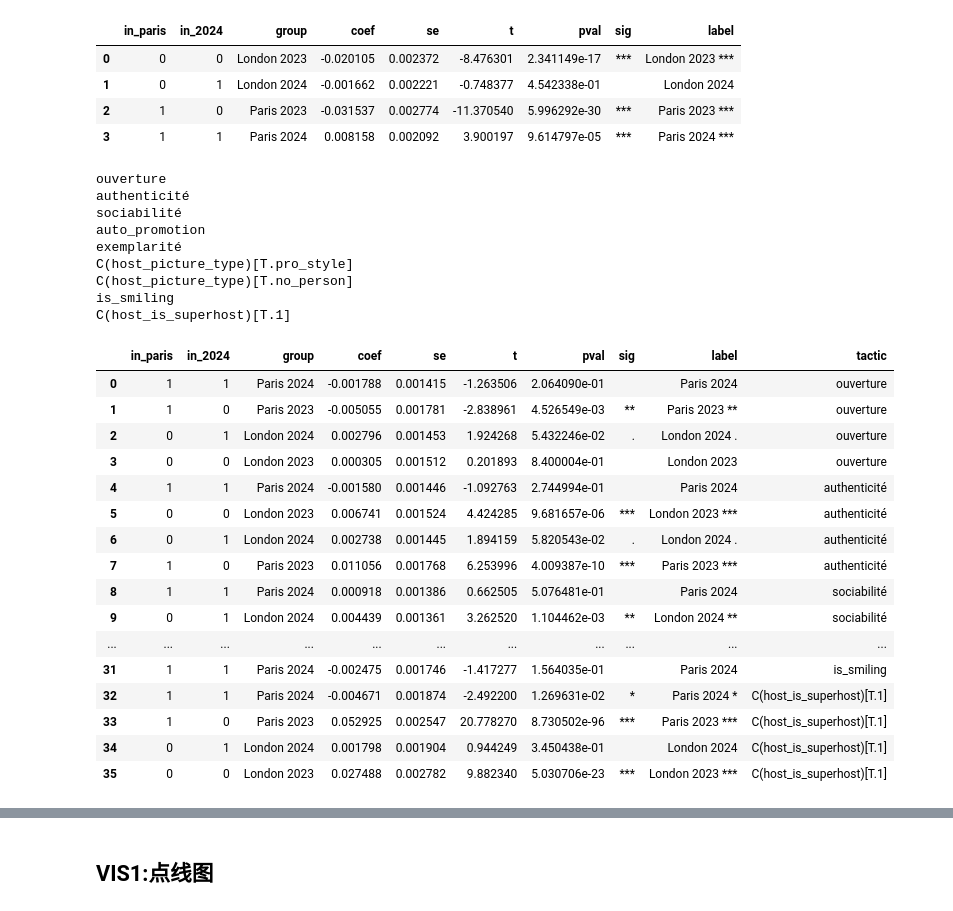
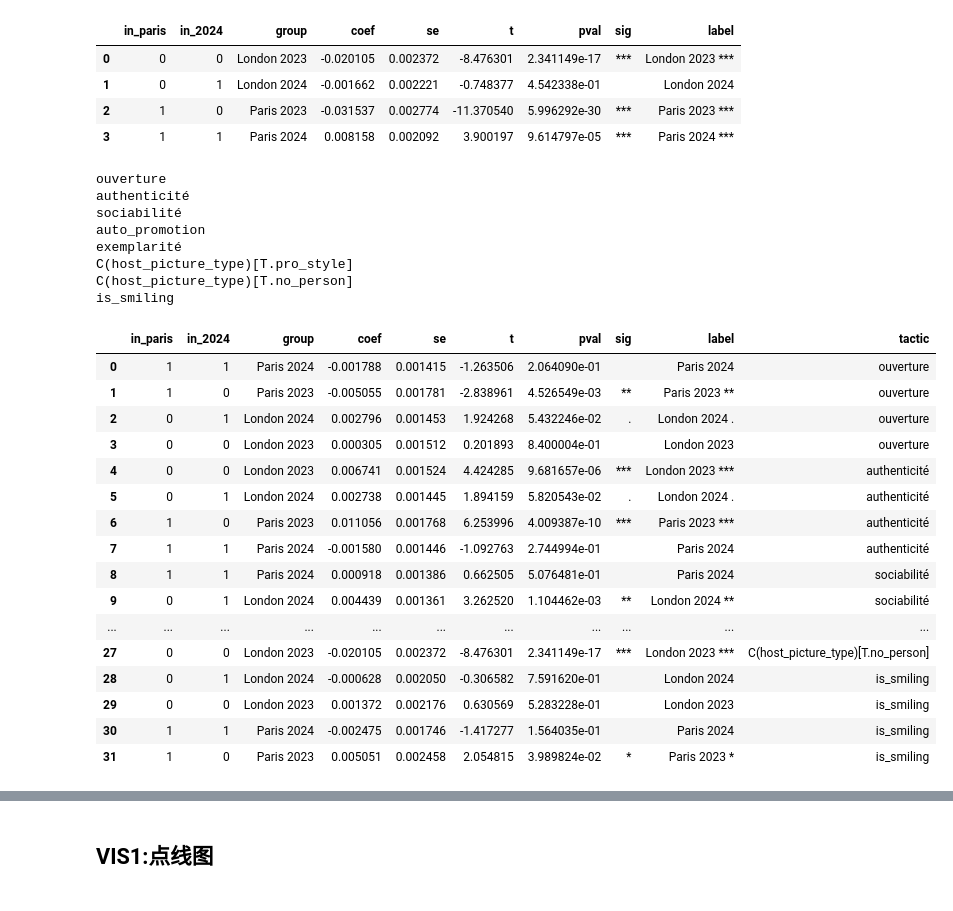
Before and after one commit to yeliu-dh/SelfPresentation_Multimodal_airbnb, a Jupyter notebook: D_stat/test_mod2324.ipynb, the cells around one changed output, grey strips where cells are left out. Saved outputs shown, nothing was run; the diff lists cells and outputs as text; code cells hidden in the pictures.

```diff
--- a/D_stat/test_mod2324.ipynb
+++ b/D_stat/test_mod2324.ipynb
@@ -126,10 +126,14 @@ Name: count, dtype: int64
 # df_all.to_csv(path_df, index=False)
 # %%
 df_all['lang'].value_counts()
-df_all['has_text']=df_all['lang'].apply(lambda x: 1 if x!="no_text" else 0)
-print(df_all.has_text.value_counts(dropna=False))
+# df_all['has_text']=df_all['lang'].apply(lambda x: 1 if x!="no_text" else 0)
+# print(df_all.has_text.value_counts(dropna=False))
 
-#通过构建dummy变量，将no_text从lang中分割出来：
-df_all['lang_fr']=df_all['lang'].apply(lambda x : 1 if x =="fr" else 0)
-df_all['lang_en']=df_all['lang'].apply(lambda x : 1 if x =="en" else 0)
+# #通过构建dummy变量，将no_text从lang中分割出来：
+# df_all['lang_fr']=df_all['lang'].apply(lambda x : 1 if x =="fr" else 0)
+# df_all['lang_en']=df_all['lang'].apply(lambda x : 1 if x =="en" else 0)
+print(df_all['lang'].value_counts(dropna=False)/len(df_all))
+print(df_all['lang_fr'].value_counts(dropna=False))
+print(df_all['lang_en'].value_counts(dropna=False))
+print(df_all['text_length'].describe())
 # %% [output]
@@ -216,7 +233,8 @@ for var in tactics_vars:
     print(var)
     formula= (f" {var}~ C(host_identity_verified)  + review_scores_rating + has_rating + number_of_reviews_ltm +"
                 "C(host_is_superhost) + years_since_host + professional_host + "
-                "C(lang) + text_length +"
+                # "C(lang) + text_length +"
+                "has_text + lang_en + lang_fr + text_length+"
                 "price  + availability_90 + C(room_type) + C(instant_bookable) + "
                 "in_paris * in_2024"
     )
@@ -325,24 +344,26 @@ import statsmodels.formula.api as smf
 # number_of_reviews_till_Q没有number_of_reviews_ltm好
 # host_response_within_a_day 没有分类变量C(host_response_time) 效果好，反而为负
 
-
+df=df_all.copy()
 formula= ("booking_rate_l90d ~ C(host_identity_verified)  + review_scores_rating + has_rating +"
         "number_of_reviews_ltm + "
         "C(host_is_superhost) +"
         "years_since_host + professional_host + "
         "host_response_rate +  +C(host_response_time)+"
-        "text_length + C(lang) +"
+        # "text_length + C(lang) +"
+        "has_text + lang_en + lang_fr + text_length+"
         "price  + availability_90 + C(room_type) + C(instant_bookable) + "
+
         "ouverture + authenticité + sociabilité + auto_promotion + exemplarité +"
         "C(host_picture_type) +"
         # "pic_no_person + pic_pro_style + pic_life_style +"
         " is_smiling + "
-        # "C(age_class) + C(gender) +"
+        "C(age_class) + C(gender) +"
         "in_paris * in_2024"
 )
 
-model=smf.ols(formula, data=df).fit()
-summary=model.summary()
+model_basic=smf.ols(formula, data=df).fit()
+summary=model_basic.summary()
 print(summary)
 # %% [output]
                             OLS Regression Results
@@ -373,15 +394,16 @@ from utils.modeling import write_formula,build_model
 import statsmodels.api as sm
 import statsmodels.formula.api as smf
 
-
+# "text_length + C(lang) +"
+df=df_all.copy()
 formula= ("booking_rate_l90d ~ C(host_identity_verified)  + review_scores_rating + has_rating +"
         "number_of_reviews_ltm + "
         "years_since_host + professional_host + "
         "host_response_rate + C(host_response_time)+"
-        "text_length + C(lang) +"
+        "has_text + lang_en + lang_fr + text_length+"
         "price  + availability_90 + C(room_type) + C(instant_bookable) + "
-        "(ouverture + authenticité + sociabilité + auto_promotion + exemplarité +C(host_picture_type) + is_smiling + C(host_is_superhost))*in_paris*in_2024"
-        # "C(age_class) + C(gender) "
+        "(ouverture + authenticité + sociabilité + auto_promotion + exemplarité +C(host_picture_type) + is_smiling + C(host_is_superhost))*in_paris*in_2024+"
+        "C(age_class) + C(gender) "
 
 )
 model_interaction=smf.ols(formula, data=df).fit()
@@ -617,7 +638,8 @@ tactics_bio = [
     "ouverture", "authenticité","sociabilité",
     "auto_promotion","exemplarité"
 ]
-tactics_pic=["C(host_picture_type)[T.pro_style]","C(host_picture_type)[T.no_person]","is_smiling", 'C(host_is_superhost)[T.1]']
+tactics_pic=["C(host_picture_type)[T.pro_style]","C(host_picture_type)[T.no_person]","is_smiling"]
+# 'C(host_is_superhost)[T.1]'
 # "C(host_picture_type)[T.no_person]"
 
 
@@ -634,46 +656,45 @@ for var in tactics:
     print(var)
     res = get_did_marginal_effect(model=model, key_var=var, paris_var="in_paris", time_var="in_2024")
     res["tactic"] = var
     all_results.append(res)
     # break
 all_results_df=pd.concat(all_results, ignore_index=True)
 all_results_df=all_results_df.sort_values(['tactic','in_paris','in_2024'])
 
 #整理顺序
 all_results_df = (
     all_results_df
     .assign(tactic=pd.Categorical(all_results_df["tactic"], categories=tactics, ordered=True))
     .sort_values("tactic")
     .reset_index(drop=True)
 )
 display(all_results_df)
 # %% [output]
 ouverture
 authenticité
 sociabilité
 auto_promotion
 exemplarité
 C(host_picture_type)[T.pro_style]
 C(host_picture_type)[T.no_person]
 is_smiling
-C(host_is_superhost)[T.1]
 |  | in_paris | in_2024 | group | coef | se | t | pval | sig | label | tactic |
 | 0 | 1 | 1 | Paris 2024 | -0.001788 | 0.001415 | -1.263506 | 2.064090e-01 |  | Paris 2024 | ouverture |
 | 1 | 1 | 0 | Paris 2023 | -0.005055 | 0.001781 | -2.838961 | 4.526549e-03 | ** | Paris 2023 ** | ouverture |
 | 2 | 0 | 1 | London 2024 | 0.002796 | 0.001453 | 1.924268 | 5.432246e-02 | . | London 2024 . | ouverture |
 | 3 | 0 | 0 | London 2023 | 0.000305 | 0.001512 | 0.201893 | 8.400004e-01 |  | London 2023 | ouverture |
-| 4 | 1 | 1 | Paris 2024 | -0.001580 | 0.001446 | -1.092763 | 2.744994e-01 |  | Paris 2024 | authenticité |
-| 5 | 0 | 0 | London 2023 | 0.006741 | 0.001524 | 4.424285 | 9.681657e-06 | *** | London 2023 *** | authenticité |
-| 6 | 0 | 1 | London 2024 | 0.002738 | 0.001445 | 1.894159 | 5.820543e-02 | . | London 2024 . | authenticité |
-| 7 | 1 | 0 | Paris 2023 | 0.011056 | 0.001768 | 6.253996 | 4.009387e-10 | *** | Paris 2023 *** | authenticité |
+| 4 | 0 | 0 | London 2023 | 0.006741 | 0.001524 | 4.424285 | 9.681657e-06 | *** | London 2023 *** | authenticité |
+| 5 | 0 | 1 | London 2024 | 0.002738 | 0.001445 | 1.894159 | 5.820543e-02 | . | London 2024 . | authenticité |
+| 6 | 1 | 0 | Paris 2023 | 0.011056 | 0.001768 | 6.253996 | 4.009387e-10 | *** | Paris 2023 *** | authenticité |
+| 7 | 1 | 1 | Paris 2024 | -0.001580 | 0.001446 | -1.092763 | 2.744994e-01 |  | Paris 2024 | authenticité |
 | 8 | 1 | 1 | Paris 2024 | 0.000918 | 0.001386 | 0.662505 | 5.076481e-01 |  | Paris 2024 | sociabilité |
 | 9 | 0 | 1 | London 2024 | 0.004439 | 0.001361 | 3.262520 | 1.104462e-03 | ** | London 2024 ** | sociabilité |
 | ... | ... | ... | ... | ... | ... | ... | ... | ... | ... | ... |
-| 31 | 1 | 1 | Paris 2024 | -0.002475 | 0.001746 | -1.417277 | 1.564035e-01 |  | Paris 2024 | is_smiling |
-| 32 | 1 | 1 | Paris 2024 | -0.004671 | 0.001874 | -2.492200 | 1.269631e-02 | * | Paris 2024 * | C(host_is_superhost)[T.1] |
-| 33 | 1 | 0 | Paris 2023 | 0.052925 | 0.002547 | 20.778270 | 8.730502e-96 | *** | Paris 2023 *** | C(host_is_superhost)[T.1] |
-| 34 | 0 | 1 | London 2024 | 0.001798 | 0.001904 | 0.944249 | 3.450438e-01 |  | London 2024 | C(host_is_superhost)[T.1] |
-| 35 | 0 | 0 | London 2023 | 0.027488 | 0.002782 | 9.882340 | 5.030706e-23 | *** | London 2023 *** | C(host_is_superhost)[T.1] |
+| 27 | 0 | 0 | London 2023 | -0.020105 | 0.002372 | -8.476301 | 2.341149e-17 | *** | London 2023 *** | C(host_picture_type)[T.no_person] |
+| 28 | 0 | 1 | London 2024 | -0.000628 | 0.002050 | -0.306582 | 7.591620e-01 |  | London 2024 | is_smiling |
+| 29 | 0 | 0 | London 2023 | 0.001372 | 0.002176 | 0.630569 | 5.283228e-01 |  | London 2023 | is_smiling |
+| 30 | 1 | 1 | Paris 2024 | -0.002475 | 0.001746 | -1.417277 | 1.564035e-01 |  | Paris 2024 | is_smiling |
+| 31 | 1 | 0 | Paris 2023 | 0.005051 | 0.002458 | 2.054815 | 3.989824e-02 | * | Paris 2023 * | is_smiling |
 # %%
 # display(all_results_df[all_results_df["group"]=="Paris 2024"])
 # display(all_results_df[all_results_df["group"]=="Paris 2023"])
```
Also changed, not shown: parts of 20 cells of this notebook, 7 other files.
